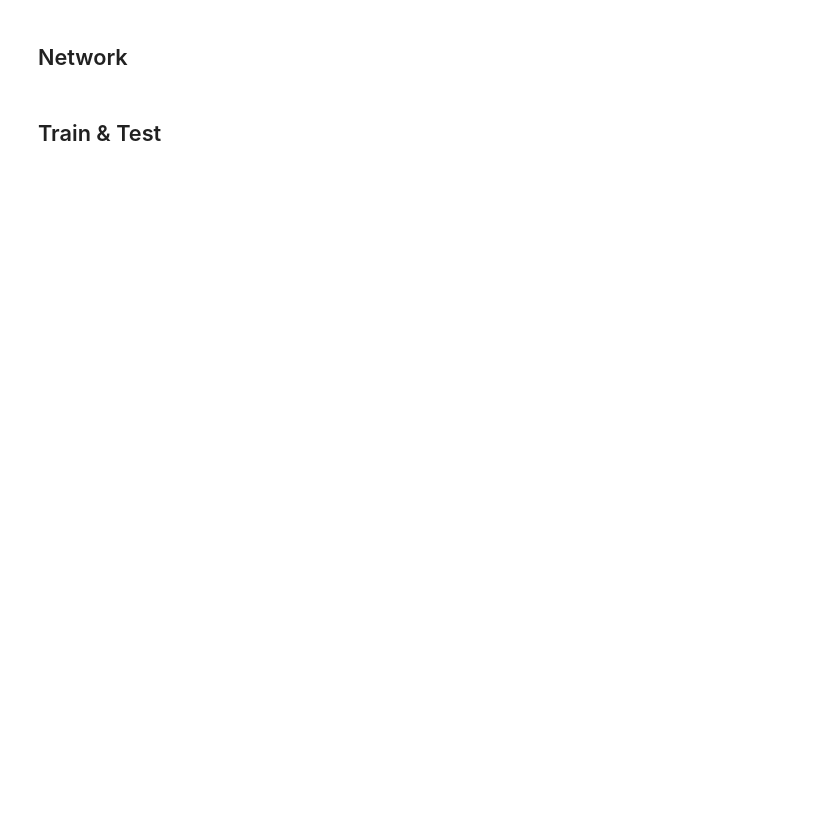
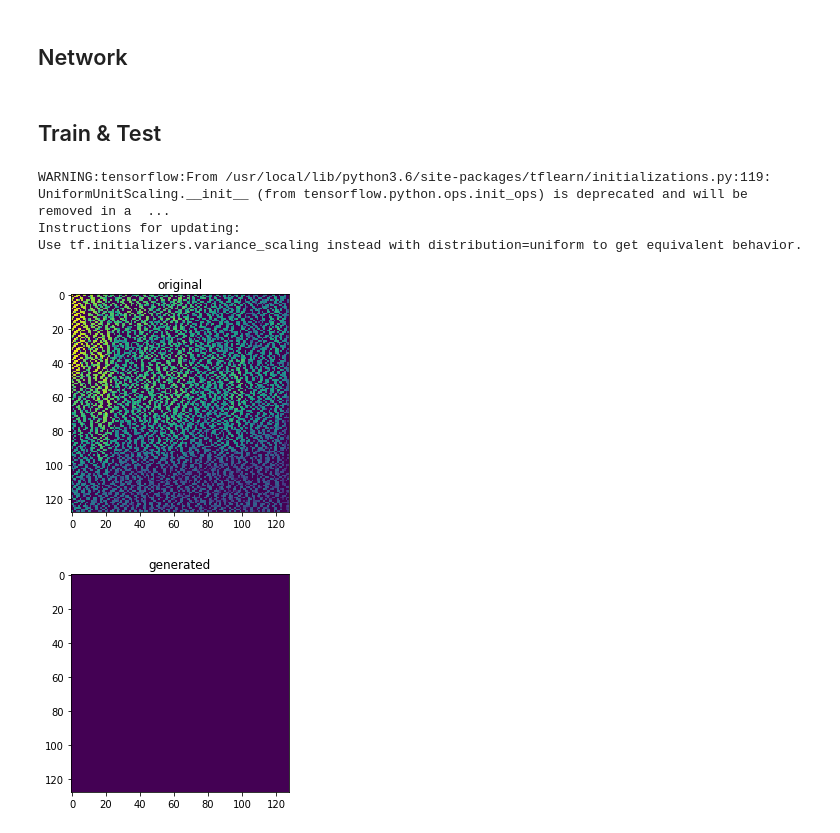
Before and after one commit to aoixcat/VoiceChange, a Jupyter notebook: VCNet.ipynb, the cells around one changed output. Saved outputs shown, nothing was run; the diff lists cells and outputs as text; code cells hidden in the pictures; blank space fills up the shorter version.

```diff
--- a/VCNet.ipynb
+++ b/VCNet.ipynb
@@ -123,3 +134,0 @@ dm.voice2images(voice2, "ImageData/Kizuna_images")
-# %%
-image = dm.spec2image(voice1)
-plt.imshow(image)
@@ -189,9 +204,14 @@ class DiscoGAN():
         loss_dis = F.sum(F.softplus(-y_real) + F.softplus(y_fake))
         loss_gen = F.sum(F.softplus(-y_fake))
         return loss_dis / batchsize, loss_gen / batchsize
+
+        ones = tf.random_uniform(shape=tf.shape(y_real), minval=0.7,maxval=1.2,dtype=tf.float32)
+        zeros = tf.random_uniform(shape=tf.shape(y_real), minval=0.0,maxval=0.3,dtype=tf.float32)
+        loss_dis =  tflearn.mean_square(y_real, ones) + tflearn.mean_square(y_fake, zeros)
+        loss_gen = tflearn.mean_square(y_fake, ones)
         """
-        loss_dis =  tflearn.mean_square(y_real, tf.ones(tf.shape(y_real))) + tflearn.mean_square(y_fake, tf.zeros(tf.shape(y_real)))
-        loss_gen = tflearn.mean_square(y_fake, tf.ones(tf.shape(y_real)))
+        loss_dis =  -tf.reduce_mean(tf.log(y_real) + tf.log(1. - y_fake))
+        loss_gen = -tf.reduce_mean(tf.log(y_fake))
         return loss_dis, loss_gen
 
     def compute_loss_feat(self, feats_real, feats_fake):
@@ -298,12 +318,27 @@ def test(sess, discoGAN, file_name):
         plt.title("generated")
         plt.imshow(gen_image)
         plt.show()
+
+def gen_voice(sess, discoGAN, num):
+
+    for i in range(num):
+        image = dm.read_image("ImageData/Kamiya_images/" + str(i) + ".png")
+        gen_image = discoGAN.gen1(np.reshape(image, (-1, 128, 128, 1)))
+        gen_image = np.reshape(gen_image, (128, 128))
+        dm.save_image(gen_image, "ImageData/Kamiya_to_Kizuna_images/" + str(i) + ".png")
+
+    voice = dm.images2voice(num, "ImageData/Kamiya_to_Kizuna_images")
+    dm.save_wave(voice, "gen.wav")
 # %%
 with tf.Session() as sess:
 
     discoGAN = DiscoGAN(sess)
-    train(sess, discoGAN, 5000)
+    train(sess, discoGAN, 10)
     test(sess, discoGAN, "ImageData/Kamiya_images/100.png")
-
-    saver = tf.train.Saver()
-    saver.save(sess, "ModelData/model.ckpt")
+    gen_voice(sess, discoGAN, 100)
+# %% [output]
+WARNING:tensorflow:From /usr/local/lib/python3.6/site-packages/tflearn/initializations.py:119: UniformUnitScaling.__init__ (from tensorflow.python.ops.init_ops) is deprecated and will be removed in a  ...
+Instructions for updating:
+Use tf.initializers.variance_scaling instead with distribution=uniform to get equivalent behavior.
+[figure, added]
+[figure, added]
```
Also changed, not shown: parts of 4 cells of this notebook.
